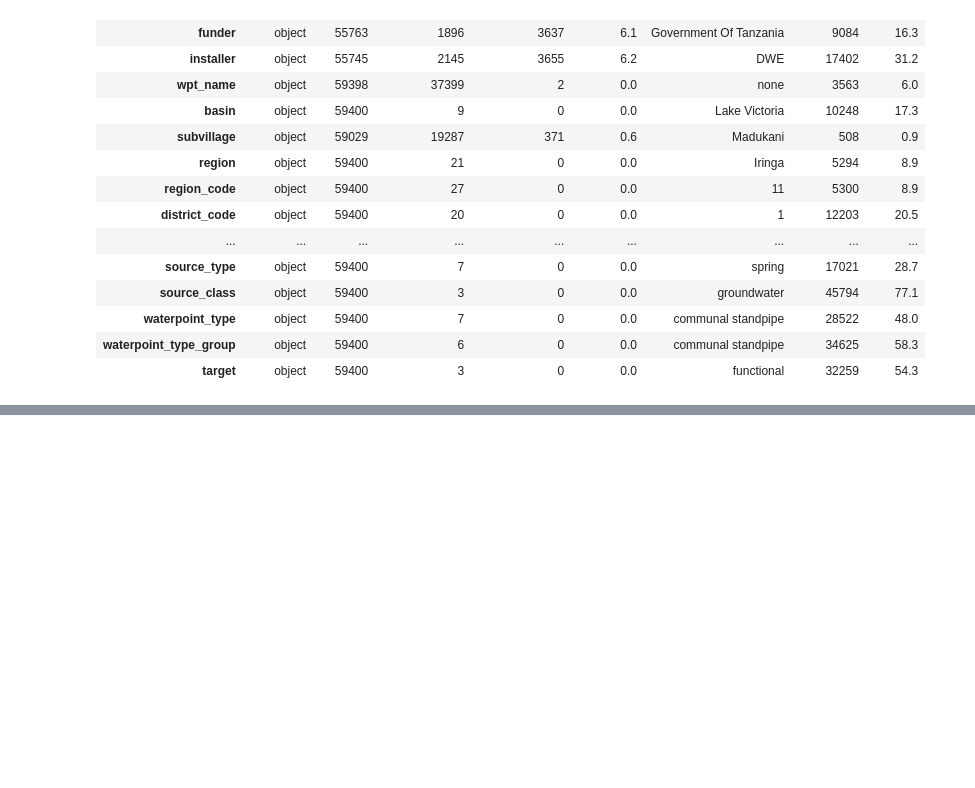
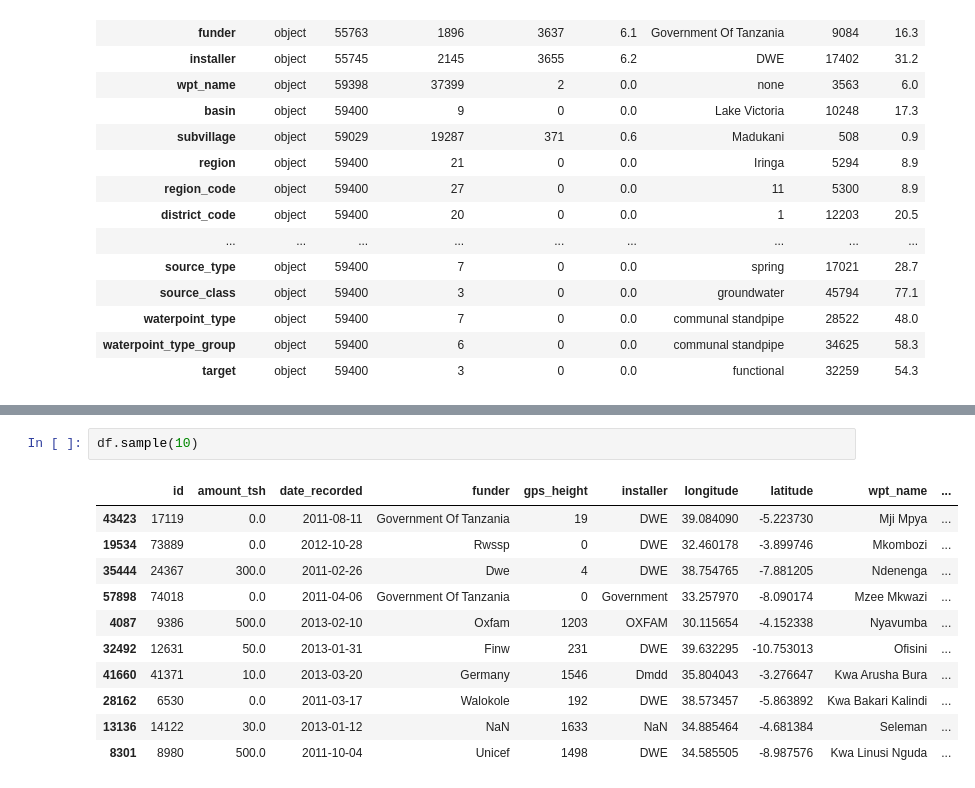
Before and after one commit to williambguo/water-pump-predictive-maintenance, a Jupyter notebook: notebooks/eda.ipynb, the cells around one changed output, grey strips where cells are left out. Cells and saved outputs as stored; diff of their text form; blank space fills up the shorter version.

```diff
--- a/notebooks/dataset_eda.ipynb
+++ b/notebooks/eda.ipynb
@@ -309,0 +343,14 @@ categorical_dqr
+# %%
+df.sample(10)
+# %% [output]
+|  | id | amount_tsh | date_recorded | funder | gps_height | installer | longitude | latitude | wpt_name | ... |
+| 43423 | 17119 | 0.0 | 2011-08-11 | Government Of Tanzania | 19 | DWE | 39.084090 | -5.223730 | Mji Mpya | ... |
+| 19534 | 73889 | 0.0 | 2012-10-28 | Rwssp | 0 | DWE | 32.460178 | -3.899746 | Mkombozi | ... |
+| 35444 | 24367 | 300.0 | 2011-02-26 | Dwe | 4 | DWE | 38.754765 | -7.881205 | Ndenenga | ... |
+| 57898 | 74018 | 0.0 | 2011-04-06 | Government Of Tanzania | 0 | Government | 33.257970 | -8.090174 | Mzee Mkwazi | ... |
+| 4087 | 9386 | 500.0 | 2013-02-10 | Oxfam | 1203 | OXFAM | 30.115654 | -4.152338 | Nyavumba | ... |
+| 32492 | 12631 | 50.0 | 2013-01-31 | Finw | 231 | DWE | 39.632295 | -10.753013 | Ofisini | ... |
+| 41660 | 41371 | 10.0 | 2013-03-20 | Germany | 1546 | Dmdd | 35.804043 | -3.276647 | Kwa Arusha Bura | ... |
+| 28162 | 6530 | 0.0 | 2011-03-17 | Walokole | 192 | DWE | 38.573457 | -5.863892 | Kwa Bakari Kalindi | ... |
+| 13136 | 14122 | 30.0 | 2013-01-12 | NaN | 1633 | NaN | 34.885464 | -4.681384 | Seleman | ... |
+| 8301 | 8980 | 500.0 | 2011-10-04 | Unicef | 1498 | DWE | 34.585505 | -8.987576 | Kwa Linusi Nguda | ... |
```
Also changed, not shown: parts of 22 cells of this notebook, 4 other files.
